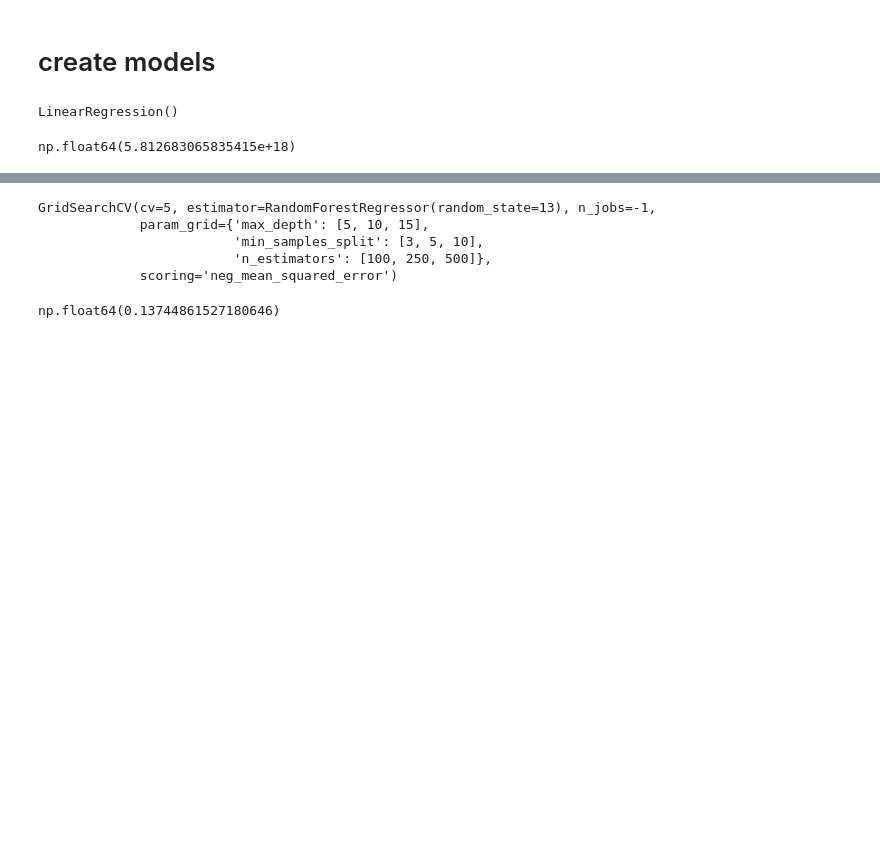
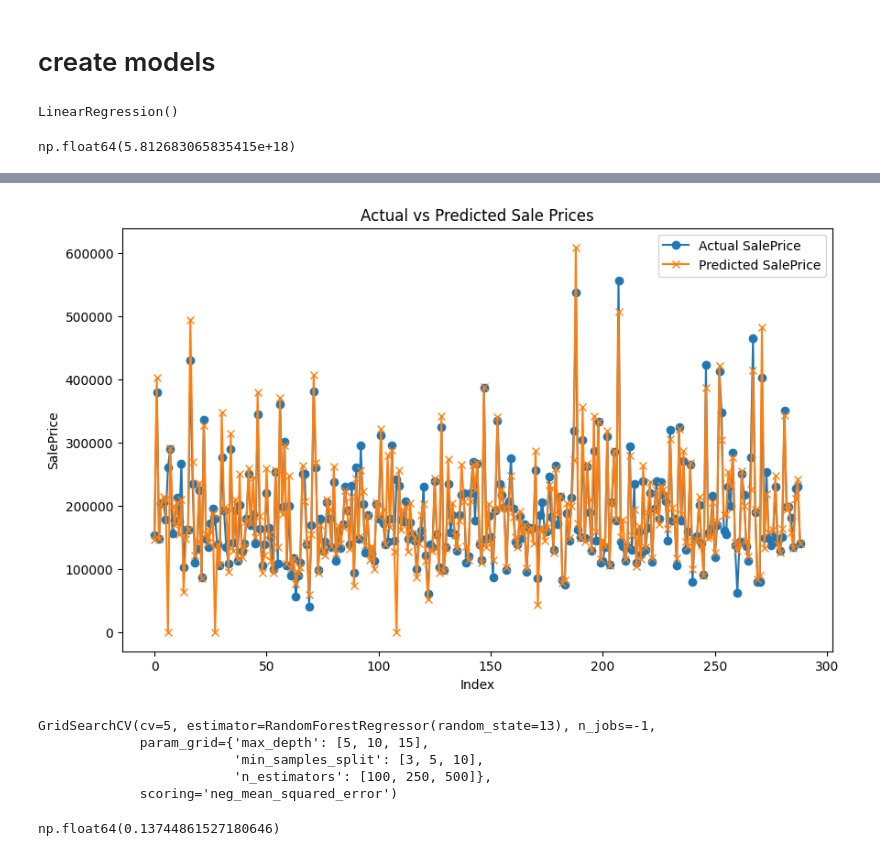
Before and after one commit to Amadeus415/Realestate-Analysis, a Jupyter notebook: analysis.ipynb, the cells around one changed output, grey strips where cells are left out. Cells and saved outputs as stored; diff of their text form; code cells hidden in the pictures; blank space fills up the shorter version.

```diff
--- a/analysis.ipynb
+++ b/analysis.ipynb
@@ -869,3 +986,14 @@ np.float64(5.812683065835415e+18)
+# %%
+plt.figure(figsize=(10, 6))
+plt.plot(comparison_df['Actual SalePrice'].values, label='Actual SalePrice', marker='o')
+plt.plot(comparison_df['Predicted SalePrice'].values, label='Predicted SalePrice', marker='x')
+plt.title('Actual vs Predicted Sale Prices')
+plt.xlabel('Index')
+plt.ylabel('SalePrice')
+plt.legend()
+plt.show()
+# %% [output]
+[figure, added]
 # %%
 RFR = RandomForestRegressor(random_state=13)
 # %%
```
Also changed, not shown: parts of 33 cells of this notebook.
